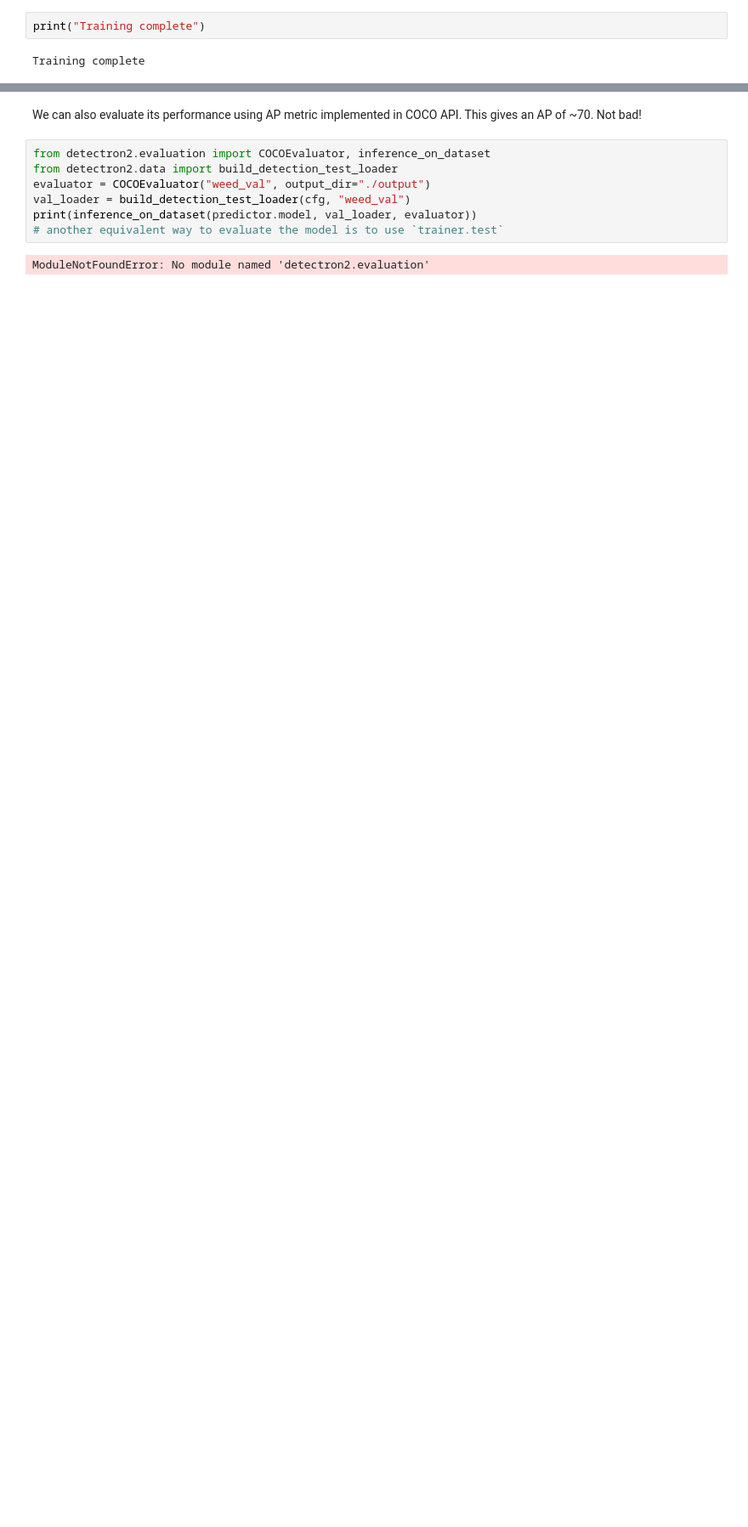
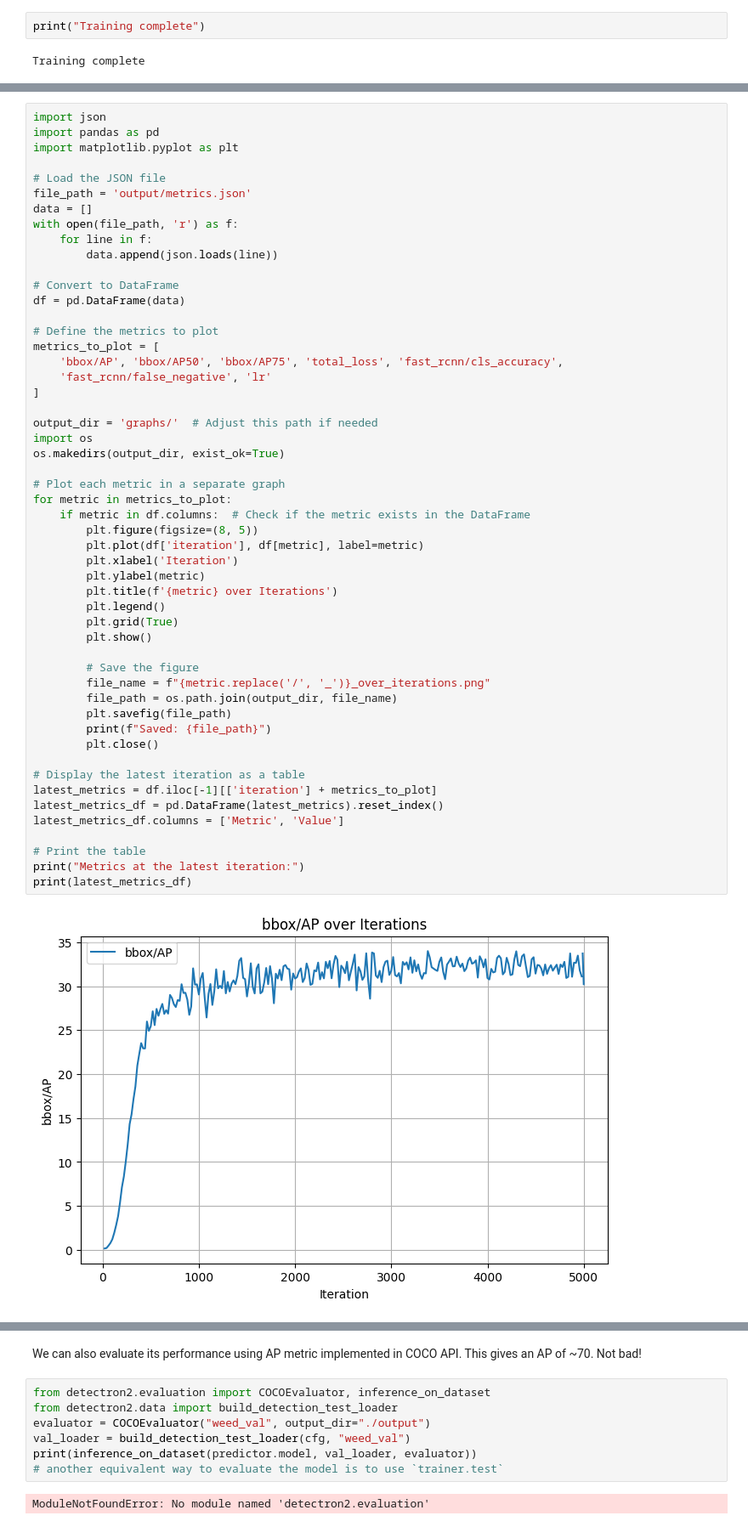
Before and after one commit to OceanSp/ml-cv-project, a Jupyter notebook: Detectron2.ipynb, the cells around one changed output, grey strips where cells are left out. Shown at 85% size. Cells and saved outputs as stored; diff of their text form; blank space fills up the shorter version.

Commit message:
images from training with some metrics

```diff
--- a/Detectron2.ipynb
+++ b/Detectron2.ipynb
@@ -249,0 +250,54 @@ print (cfg.OUTPUT_DIR)
+# %%
+import json
+import pandas as pd
+import matplotlib.pyplot as plt
+
+# Load the JSON file
+file_path = 'output/metrics.json'
+data = []
+with open(file_path, 'r') as f:
+    for line in f:
+        data.append(json.loads(line))
+
+# Convert to DataFrame
+df = pd.DataFrame(data)
+
+# Define the metrics to plot
+metrics_to_plot = [
+    'bbox/AP', 'bbox/AP50', 'bbox/AP75', 'total_loss', 'fast_rcnn/cls_accuracy',
+    'fast_rcnn/false_negative', 'lr'
+]
+
+output_dir = 'graphs/'  # Adjust this path if needed
+import os
+os.makedirs(output_dir, exist_ok=True)
+
+# Plot each metric in a separate graph
+for metric in metrics_to_plot:
+    if metric in df.columns:  # Check if the metric exists in the DataFrame
+        plt.figure(figsize=(8, 5))
+        plt.plot(df['iteration'], df[metric], label=metric)
+        plt.xlabel('Iteration')
+        plt.ylabel(metric)
+        plt.title(f'{metric} over Iterations')
+        plt.legend()
+        plt.grid(True)
+        plt.show()
+
+        # Save the figure
+        file_name = f"{metric.replace('/', '_')}_over_iterations.png"
+        file_path = os.path.join(output_dir, file_name)
+        plt.savefig(file_path)
+        print(f"Saved: {file_path}")
+        plt.close()
+
+# Display the latest iteration as a table
+latest_metrics = df.iloc[-1][['iteration'] + metrics_to_plot]
+latest_metrics_df = pd.DataFrame(latest_metrics).reset_index()
+latest_metrics_df.columns = ['Metric', 'Value']
+
+# Print the table
+print("Metrics at the latest iteration:")
+print(latest_metrics_df)
+# %% [output]
+[figure, added]
```
Also changed, not shown: parts of 4 cells of this notebook.
